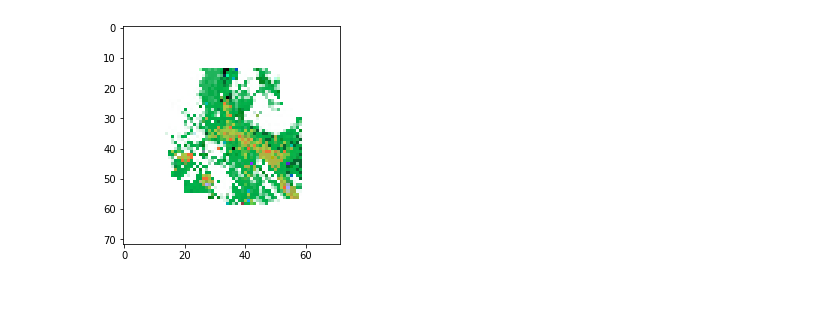
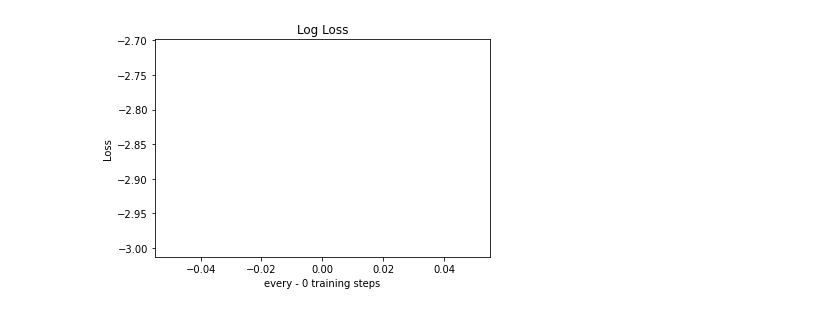
Before and after one commit to Mikcl/CellTransformer, a Jupyter notebook: Cells_are_Transformers_II.ipynb, the cells around one changed output. Cells and saved outputs as stored; diff of their text form; code cells hidden in the pictures.

```diff
--- a/Cells_are_Transformers_II.ipynb
+++ b/Cells_are_Transformers_II.ipynb
@@ -255,0 +275,10 @@ optim = torch.optim.Adam([*enc.parameters(), *dec.parameters()], lr=LEARNING_RAT
+# %%
+#@title Load Saved Model Instead
+LOAD_MODEL = True
+enc_path = './EncA.pth'
+dec_path = './A.pth'
+if (LOAD_MODEL):
+  enc = torch.load(enc_path)
+  enc.eval()
+  dec = torch.load(dec_path)
+  dec.eval()
@@ -317,6 +348,10 @@ def sentences_to_image(x, height, width):
   '''
   return rearrange(x, '(h w) (p1 p2 c) -> c (h p1) (w p2)', p1 =1, p2 =1, h=height, w=width)
 
+def zoom(img, scale=4):
+  img = np.repeat(img, scale, 0)
+  img = np.repeat(img, scale, 1)
+  return img
 
 def visualize_batched(x, c=4):
   x = x[:,:c,:,:].cpu().numpy()
@@ -352,7 +387,7 @@ def get_input_values(x):
 
 def get_update_values(x, step_float, seen_float):
   training_float = (step_float.bool() ^ seen_float.bool()).float()
-  seen_float = (training_float.bool() ^ seen_float.bool()).float()
+  seen_float = (training_float.bool() | seen_float.bool()).float()
 
   # TODO - use training float to extract valid instances
   valid_instances, X_seq = get_X_values(x, training_float)
@@ -544,34 +584,39 @@ KeyboardInterrupt: ignored
 # training
 log_loss = []
 SENTENCE_BATCH = 32
-TRAIN_ON=True
-EVAL_STEPS = 22
-VISUALISE_EVERY = 20
+TRAIN_ON=False
+EVAL_STEPS = 21
+EVAL_EVERY=1
+VISUALISE_EVERY = 1
 
 next_token_loss = [['EPOCH', 'STEP', 'LOSS']]
 epoch_losses = []
+epoch_mean_losses = []
 
 training_dataset = create_training_dataset()
+print('LEN DATASET', len(training_dataset))
 data_loader = DataLoader(dataset=training_dataset, batch_size=64, shuffle=True)
 
 
-for i in tqdm.tqdm(range(EPOCHS), mininterval=10., desc='training epochs'):
-    losses = []
-    enc.train(), dec.train()
-    for batch_i , (src, tgt, src_mask, tgt_mask) in enumerate(data_loader):
-      context = enc(src, input_mask = src_mask)
-      loss = dec(tgt, context = context, input_mask = tgt_mask, context_mask = src_mask, return_loss = True)
-      loss.backward()
-      loss_value = loss.item()
-      next_token_loss.append([i, step, loss_value])
-      losses.append(loss_value)
-      optim.step()
-      optim.zero_grad()
+for i in tqdm.tqdm(range(1,2), mininterval=10., desc='training epochs'):
+    if (TRAIN_ON):
+      losses = []
+      enc.train(), dec.train()
+      for batch_i , (src, tgt, src_mask, tgt_mask) in enumerate(data_loader):
+        context = enc(src, input_mask = src_mask)
+        loss = dec(tgt, context = context, input_mask = tgt_mask, context_mask = src_mask, return_loss = True)
+        loss.backward()
+        loss_value = loss.item()
+        next_token_loss.append([i, batch_i, loss_value])
+        losses.append(loss_value)
+        optim.step()
+        optim.zero_grad()
 
-    epoch_losses.append(losses)
+      epoch_mean_losses.append(sum(losses)/len(losses)  )
+      epoch_losses.append(losses)
 
     # Generate:
-    if (EVAL_STEPS > 0 and i % VISUALISE_EVERY == 0):
+    if (EVAL_STEPS > 0 and i % EVAL_EVERY == 0):
       x = get_X0()
 
       enc.eval(), dec.eval()
@@ -590,7 +635,7 @@ for i in tqdm.tqdm(range(EPOCHS), mininterval=10., desc='training epochs'):
         for batch_i , (src, src_mask) in enumerate(eval_data_loader):
           start_tokens = (torch.ones((src.shape[0], 1)) * 1).long().to(device)
 
-          context = enc(src) # original
+          context = enc(src)
 
           sample = dec.generate(start_tokens, DEC_SEQ_LEN , context = context)
           predicted_cells = sample[:, - CHANNEL_N: ]
@@ -605,20 +650,42 @@ for i in tqdm.tqdm(range(EPOCHS), mininterval=10., desc='training epochs'):
 
         x = output_img[None,...]
 
+      npm = t_loss_f(x) #loss_f(x)
+      loss_mean = np.mean(npm)
+      lo_n = loss_mean
+      lo_n = np.log10(lo_n)
+      log_loss.append(lo_n)
+      print(f'\n LOSS: {lo_n}')
+
+    if (i % VISUALISE_EVERY == 0):
       visualize_batched(x.detach().clone())
-
-    if (TRAIN_ON and i % VISUALISE_EVERY == 0):
       plt.figure()
       for ep, l in enumerate(epoch_losses):
-        plt.plot(l, label=f'EPOCH-{ep}')
+        plt.plot(l, label=f'EPOCH-{i+ep}')
 
       plt.xlabel("Step")
       plt.ylabel("Loss")
       plt.title(f"epoch-{i}")
-      plt.legend()
+      # plt.legend()
+      plt.show()
+      epoch_losses = []
+
+      plt.figure()
+      plt.plot(epoch_mean_losses)
+
+      plt.xlabel("epoch")
+      plt.ylabel("Loss")
+      plt.title(f"Training Loses Over Epochs")
       plt.show()
 
-      epoch_losses = []
+      if (len(log_loss) > 0):
+        plt.figure()
+        plt.plot(log_loss, label=f'EPOCH-{i+ep}')
+
+        plt.xlabel(f"every - {EVAL_EVERY-1} training steps")
+        plt.ylabel("Loss")
+        plt.title("Log Loss")
+        plt.show()
 
 
     # TODO - produced x - calculate l2 loss and add to log loss - need alignment first
@@ -628 +699 @@ for i in tqdm.tqdm(range(EPOCHS), mininterval=10., desc='training epochs'):
-[figure, old version]
+[figure, new version]
```
Also changed, not shown: parts of 12 cells of this notebook.
